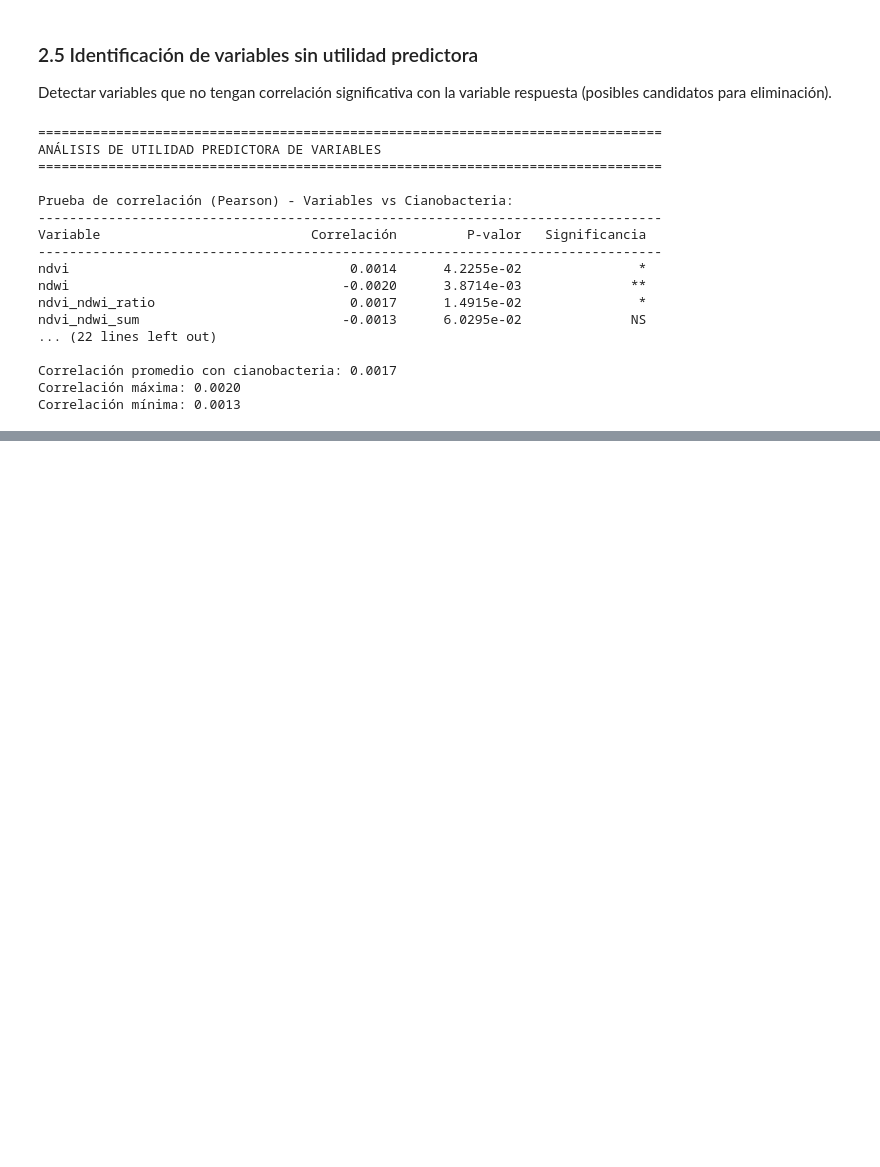
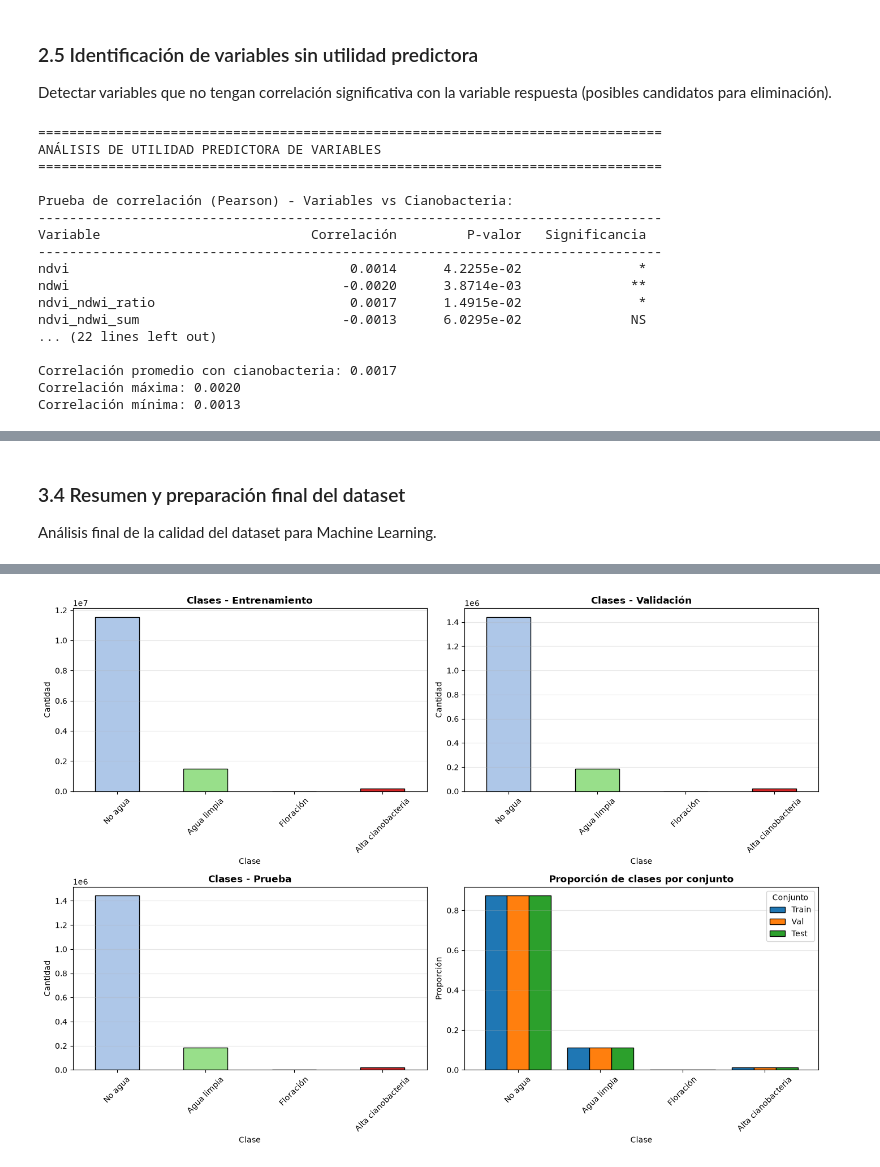
Before and after one commit to AleWWH1104/Lab4-ds, a Jupyter notebook: Lab4.ipynb, the cells around one changed output, grey strips where cells are left out. Cells and saved outputs as stored; diff of their text form; code cells hidden in the pictures; blank space fills up the shorter version.

```diff
--- a/Lab4.ipynb
+++ b/Lab4.ipynb
@@ -1043,0 +1257,77 @@ Correlación mínima: 0.0013
+# %% [markdown]
+### 3.4 Resumen y preparación final del dataset
+
+Análisis final de la calidad del dataset para Machine Learning.
+# %%
+print("\n" + "=" * 80)
+print("RESUMEN FINAL - DATASET PREPARADO PARA MACHINE LEARNING")
+print("=" * 80)
+
+print("\n1. INFORMACIÓN DEL DATASET")
+print("-" * 60)
+print(f"  Total de observaciones: {len(df_ml):,}")
+print(f"  Total de características: {len(variables_predictoras_final)}")
+print(f"  Características: {', '.join(variables_predictoras_final)}")
+print(f"  Variable respuesta: clase_cianobacteria (4 clases)")
+print(f"  Rango de datos: {len(fechas_atitlan) + len(fechas_amatitlan)} fechas")
+print(f"  Cobertura geográfica: Atitlán + Amatitlán")
+
+print("\n2. CALIDAD DE DATOS")
+print("-" * 60)
+print(f"  Valores faltantes: {df_ml[variables_predictoras_final].isna().sum().sum()}")
+print(f"  Duplicados: {df_ml.duplicated().sum()}")
+print(f"  Rango de NDVI: [{df_ml['ndvi'].min():.4f}, {df_ml['ndvi'].max():.4f}]")
+print(f"  Rango de NDWI: [{df_ml['ndwi'].min():.4f}, {df_ml['ndwi'].max():.4f}]")
+
+print("\n3. DIVISIÓN DEL DATASET")
+print("-" * 60)
+print(f"  Entrenamiento: {len(X_train):>10,} ({len(X_train)/len(X)*100:>5.1f}%)")
+print(f"  Validación   : {len(X_val):>10,} ({len(X_val)/len(X)*100:>5.1f}%)")
+print(f"  Prueba       : {len(X_test):>10,} ({len(X_test)/len(X)*100:>5.1f}%)")
+
+print("\n4. BALANCE DE CLASES (GLOBAL)")
+print("-" * 60)
+dist_global = y.value_counts().sort_index()
+for clase_num in sorted(y.unique()):
+    clase_nombre = etiquetas_clase[clase_num]
+    count = dist_global[clase_num]
+    pct = (count / len(y)) * 100
+    print(f"  {clase_nombre:<20}: {count:>10,} ({pct:>5.1f}%)")
+
+# Visualización final
+fig, axes = plt.subplots(2, 2, figsize=(14, 10))
+
+# 1. Distribución de clases por conjunto
+conjuntos = ["Entrenamiento", "Validación", "Prueba"]
+for idx, (nombre, y_c) in enumerate([(conjuntos[0], y_train), (conjuntos[1], y_val), (conjuntos[2], y_test)]):
+    if idx < 3:
+        ax = axes[idx // 2, idx % 2]
+        dist_c = y_c.value_counts().sort_index()
+        nombres_clases = [etiquetas_clase[i] for i in dist_c.index]
+        colores = ["#aec7e8", "#98df8a", "#ffbb78", "#d62728"]
+        dist_c.plot(kind="bar", ax=ax, color=colores[:len(dist_c)], edgecolor="black")
+        ax.set_title(f"Clases - {nombre}", fontweight="bold")
+        ax.set_xlabel("Clase")
+        ax.set_ylabel("Cantidad")
+        ax.set_xticklabels(nombres_clases, rotation=45)
+        ax.grid(axis="y", alpha=0.3)
+
+# 4. Comparativa de proporciones
+ax = axes[1, 1]
+proporciones = pd.DataFrame({
+    "Train": y_train.value_counts(normalize=True).sort_index(),
+    "Val": y_val.value_counts(normalize=True).sort_index(),
+    "Test": y_test.value_counts(normalize=True).sort_index()
+})
+proporciones.index = [etiquetas_clase[i] for i in proporciones.index]
+proporciones.plot(kind="bar", ax=ax, width=0.8, edgecolor="black")
+ax.set_title("Proporción de clases por conjunto", fontweight="bold")
+ax.set_ylabel("Proporción")
+ax.set_xlabel("Clase")
+ax.tick_params(axis="x", rotation=45)
+ax.legend(title="Conjunto")
+ax.grid(axis="y", alpha=0.3)
+
+plt.tight_layout()
+plt.show()
+# %% [output]
@@ -1043,0 +1351 @@ Correlación mínima: 0.0013
+[figure, added]
```
Also changed, not shown: parts of 8 cells of this notebook.
